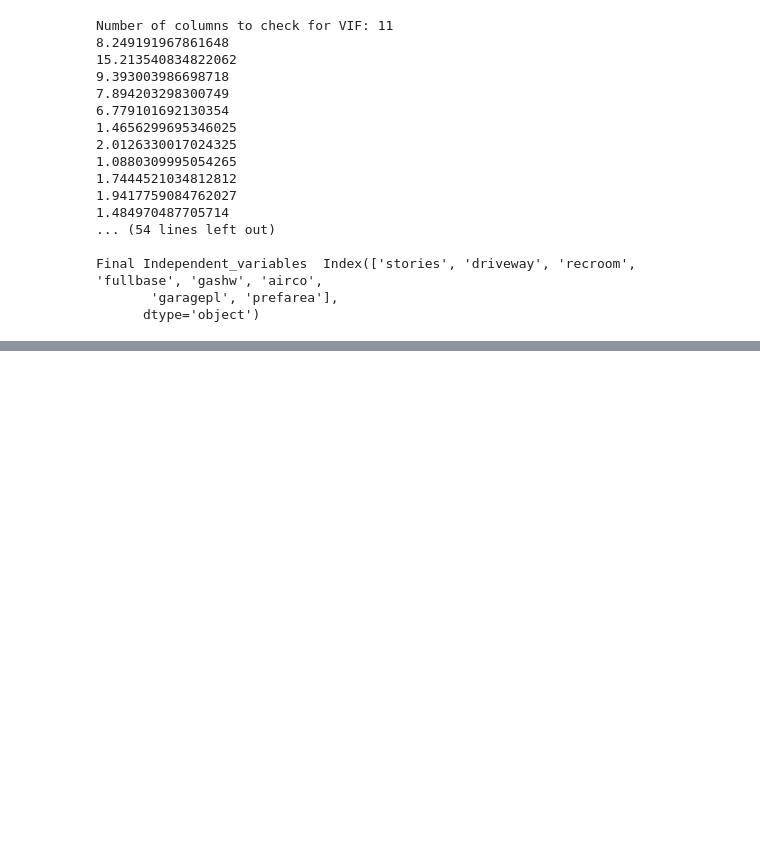
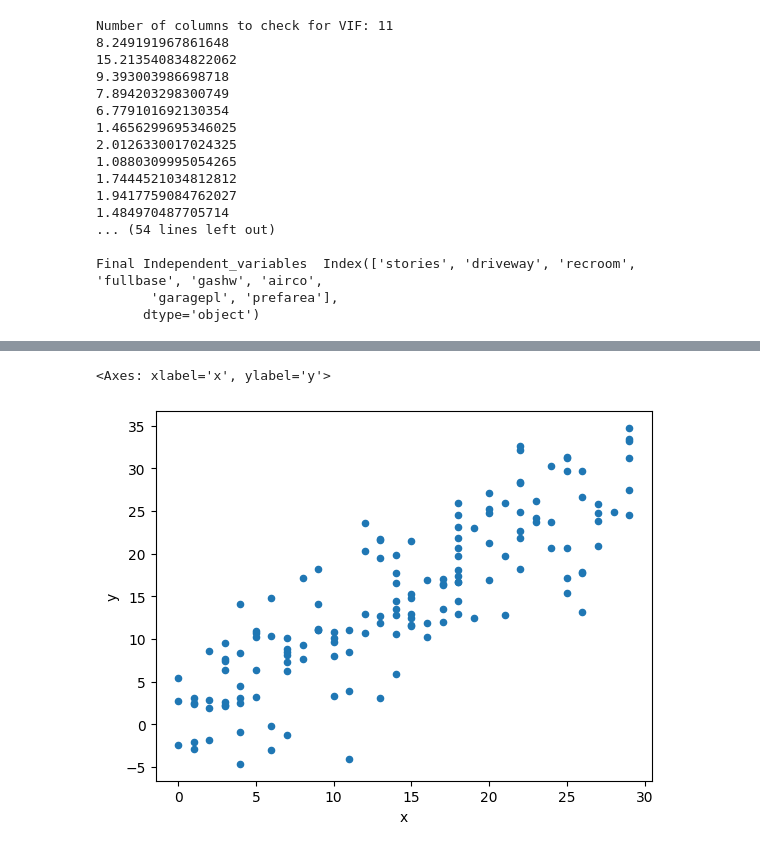
Before and after one commit to Biber76/MachineLearning, a Jupyter notebook: Regression.ipynb, the cells around one changed output, grey strips where cells are left out. Drawn from its saved outputs; the diff is of its cells as text; code cells hidden in the pictures; blank space fills up the shorter version.

```diff
--- a/Regression.ipynb
+++ b/Regression.ipynb
@@ -834,0 +837,4 @@ Final Independent_variables  Index(['stories', 'driveway', 'recroom', 'fullbase'
+# %%
+df_noisy = pd.DataFrame({'x': np.random.randint(0,30, size=150), 'noise': np.random.normal(loc=0, scale=5, size=150)})
+df_noisy['y'] = df_noisy['x'] + df_noisy['noise']
+df_noisy.head()
@@ -834,0 +848,5 @@ Final Independent_variables  Index(['stories', 'driveway', 'recroom', 'fullbase'
+# %%
+df_noisy.plot(kind='scatter', x='x', y='y')
+# %% [output]
+<Axes: xlabel='x', ylabel='y'>
+[figure, added]
```
Also changed, not shown: parts of 4 cells of this notebook.
